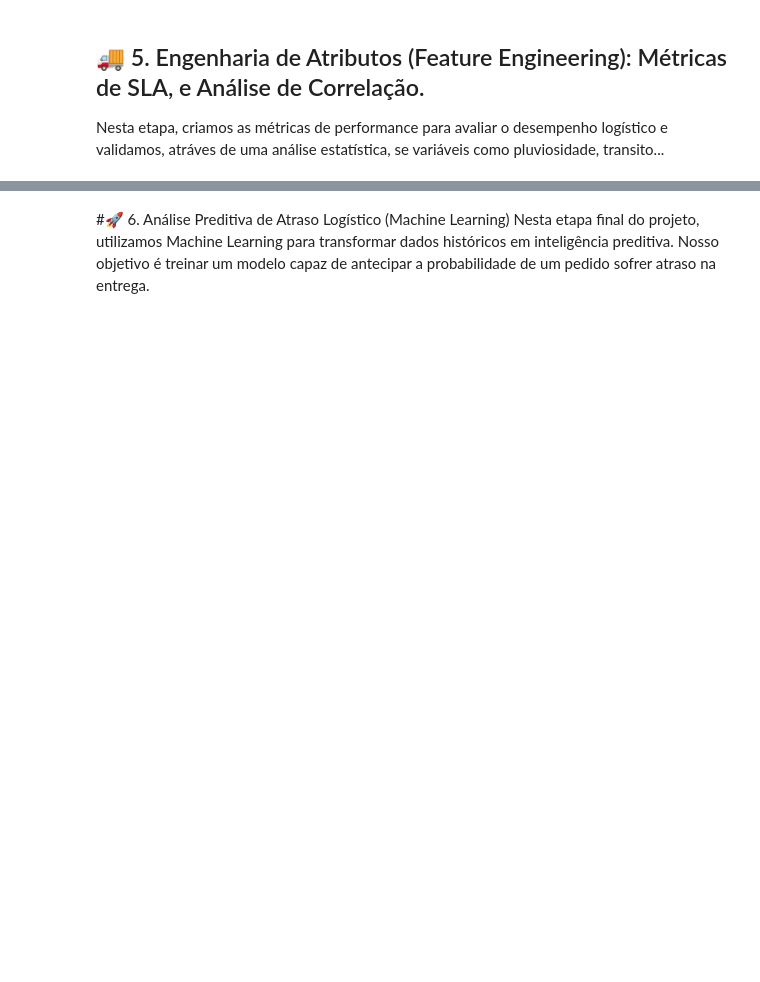
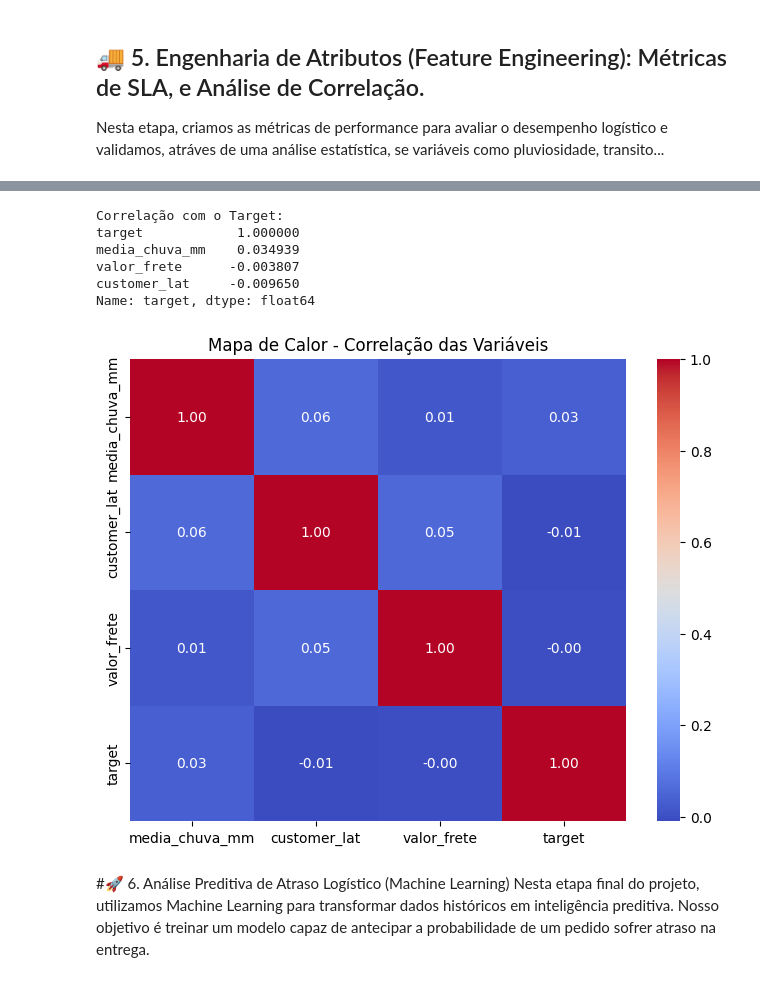
Before and after one commit to jacielefreitas63-tech/projeto-delivery-logistic, a Jupyter notebook: 1_limpeza_e_eda.ipynb, the cells around one changed output, grey strips where cells are left out. Drawn from its saved outputs; the diff is of its cells as text; code cells hidden in the pictures; blank space fills up the shorter version.

```diff
--- a/1_limpeza_e_eda.ipynb
+++ b/1_limpeza_e_eda.ipynb
@@ -395,7 +525,7 @@ import pandas as pd
 
 # Carregando o Data Mart consolidado que geramos na etapa anterior
 # Isso substitui a necessidade de refazer joins aqui
-df_analise = spark.read.parquet(base_path + 'data_mart_looker_final.parquet')
+df_integrado = spark.read.parquet(base_path + 'df_finallookker_dashboard.parquet')
 
 print("✅ Data Mart carregado com sucesso para análise!")
-df_analise.show(5)
+df_integrado.show(5)
@@ -424,0 +544,9 @@ plt.show()
+# %%
+from pyspark.sql.functions import when, col
+
+# Criamos uma cópia para não alterar o df original, mantendo a organização
+# Aqui definimos o target: 1 se teve atraso, 0 se não teve
+df_eda = df_integrado.withColumn("target", when(col("dias_atraso") > 0, 1).otherwise(0))
+
+# Verifique se a coluna 'target' apareceu corretamente
+df_eda.select("dias_atraso", "target").show(5)
@@ -425,3 +564,30 @@ plt.show()
+# %%
+# 1. Escolha as colunas numéricas que você quer analisar
+colunas_para_analise = ['media_chuva_mm', 'customer_lat', 'valor_frete', 'target']
+
+# 2. Convertemos apenas o necessário para Pandas (é mais rápido)
+df_pd = df_eda.select(colunas_para_analise).toPandas()
+
+# 3. Calculamos a matriz de correlação
+matriz_corr = df_pd.corr()
+
+# 4. Exibimos a correlação em texto para facilitar a leitura rápida
+print("Correlação com o Target:")
+print(matriz_corr['target'].sort_values(ascending=False))
+
+# 5. Geramos o Heatmap visual
+plt.figure(figsize=(8, 6))
+sns.heatmap(matriz_corr, annot=True, cmap='coolwarm', fmt='.2f')
+plt.title("Mapa de Calor - Correlação das Variáveis")
+plt.show()
+# %% [output]
+Correlação com o Target:
+target            1.000000
+media_chuva_mm    0.034939
+valor_frete      -0.003807
+customer_lat     -0.009650
+Name: target, dtype: float64
+[figure, added]
 # %% [markdown]
 #🚀 6. Análise Preditiva de Atraso Logístico (Machine Learning)
 Nesta etapa final do projeto, utilizamos Machine Learning para transformar dados históricos em inteligência preditiva. Nosso objetivo é treinar um modelo capaz de antecipar a probabilidade de um pedido sofrer atraso na entrega.
```
Also changed, not shown: parts of 53 cells of this notebook.
